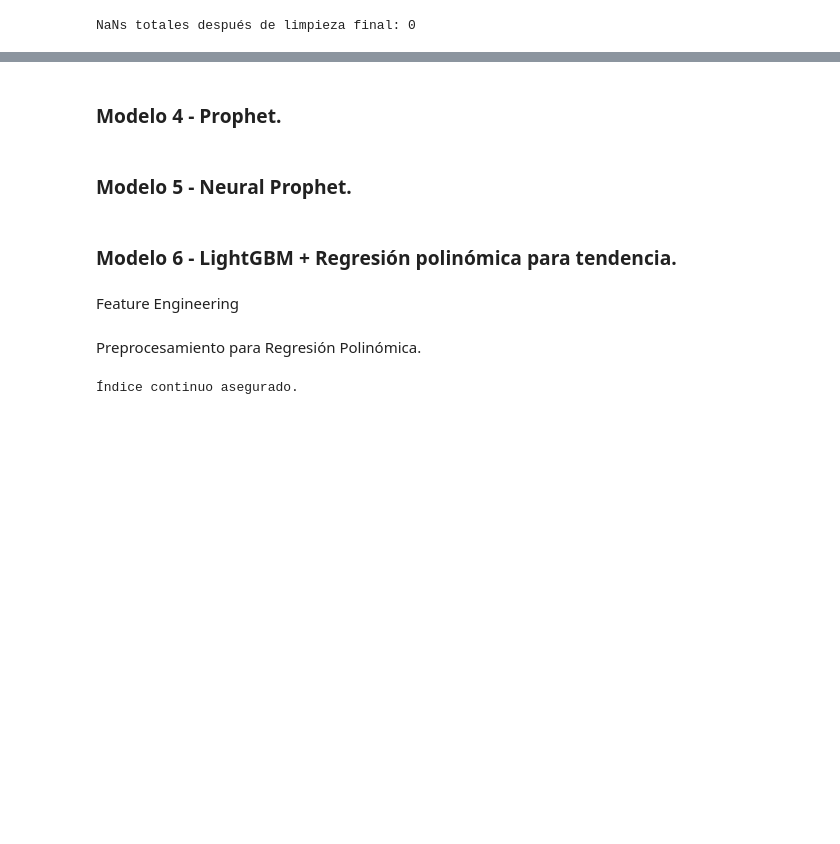
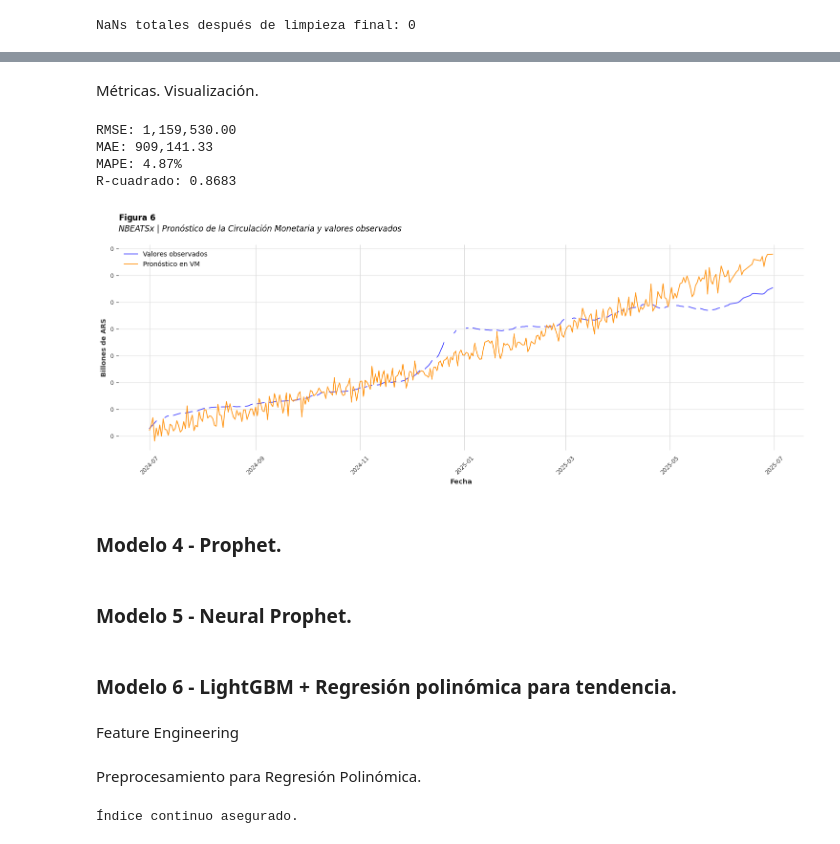
Before and after one commit to georgsmeinung/ast-tp, a Jupyter notebook: TP2/AST_TP2_Cancelas_Filipuzzi_Gallardo_Nicolau.ipynb, the cells around one changed output, grey strips where cells are left out. Cells and saved outputs as stored; diff of their text form; code cells hidden in the pictures; blank space fills up the shorter version.

```diff
--- a/TP2/AST_TP2_Cancelas_Filipuzzi_Gallardo_Nicolau.ipynb
+++ b/TP2/AST_TP2_Cancelas_Filipuzzi_Gallardo_Nicolau.ipynb
@@ -1738,9 +1935,4 @@ print(f"📊 MAPE: {mape_nbeats:.2f}%")
 # %%
-from neuralforecast import NeuralForecast
-from neuralforecast.models import NBEATSx
-from neuralforecast.losses.pytorch import MAE
-
-# Seleccionar variable target y exógenas
 target_col = 'circulacion_monetaria'
 exog_vars = [
     #'Saldo de cheques cancelatorios (en millones de $)',
@@ -1769,32 +1961,23 @@ exog_vars = [
     #'Tarjetas_de_débito_MontoNominal',
     #'Extracciones_en_cajeros_automáticos_MontoNominal',
     #'Depositos_en_cajeros_automáticos_MontoNominal'
-]  # <-- Deberías dejar solo nombres de columnas válidos, no números
+]
 
-# Pasar fecha del índice a columna y renombrar
-df_long = df_master_cleaned.copy().reset_index()        # Mueve índice a columna
+df_long = df_master_cleaned.copy().reset_index()
 df_long = df_long.rename(columns={'fecha': 'ds', target_col: 'y'})
 df_long['unique_id'] = target_col
-
-# Reordenar columnas como espera NeuralForecast
 df_long = df_long[['unique_id', 'ds', 'y'] + [col for col in df_long.columns if col not in ['unique_id','ds','y']]]
 
-# Definir horizonte de predicción y dividir entre train/test
 horizon = 365
 df_train = df_long[df_long['ds'] <= '2024-06-30']
 
-# Convertir todas las exógenas a numéricas
 cols_to_convert = [c for c in df_train.columns if c not in ['unique_id','ds','y']]
 df_train[cols_to_convert] = df_train[cols_to_convert].apply(
     pd.to_numeric, errors='coerce'
 )
 
-# Rellenar valores faltantes
 df_train = df_train.ffill().bfill()
-
-# Si queda algún NaN (casos extremos), reemplazar por 0
 df_train = df_train.fillna(0)
-
 print("NaNs totales después de limpieza final:", df_train.isna().sum().sum())
 # %% [output]
 NaNs totales después de limpieza final: 0
@@ -1901,3 +2024,63 @@ print(f"📊 MAPE: {mape_nbeatsx:.2f}%")
+# %% [markdown]
+Métricas. Visualización.
+# %%
+df_test = df_long[df_long['ds'] > '2024-06-30']
+df_test_merged = df_test.merge(df_forecast, on=['unique_id', 'ds'], how='left')
+df_test_merged.rename(columns={'y': 'real', 'NBEATSx': 'pred'}, inplace=True)
+
+y_pred = df_test_merged['pred'].values
+y_true = df_test_merged['real'].values
+
+df_eval = df_test_merged[['real', 'pred']].dropna().copy()
+
+y_true = df_eval['real'].values
+y_pred = df_eval['pred'].values
+
+rmse_nbeatsx = np.sqrt(mean_squared_error(y_true, y_pred))
+mae_nbeatsx = mean_absolute_error(y_true, y_pred)
+mape_nbeatsx = mean_absolute_percentage_error(y_true, y_pred) * 100
+r2_nbeatsx = r2_score(y_true, y_pred)
+
+print(f"RMSE: {rmse_nbeatsx:,.2f}")
+print(f"MAE: {mae_nbeatsx:,.2f}")
+print(f"MAPE: {mape_nbeatsx:.2f}%")
+print(f"R-cuadrado: {r2_nbeatsx:.4f}")
+
+plt.figure(figsize=(15, 6))
+plt.title(
+    "$\\mathbf{Figura\\ 6}$\n"
+    "NBEATSx | Pronóstico de la Circulación Monetaria y valores observados",
+    fontdict={
+        'fontweight': 'normal',
+        'fontsize': 12,
+        'style': 'italic'
+    },
+    loc='left',
+    pad=20
+)
+real_color = 'blue'
+pred_color = 'darkorange'
+plt.plot(df_test_merged['ds'], df_test_merged['real'],
+         label='Valores observados', color=real_color, alpha=0.7)
+plt.plot(df_test_merged['ds'], df_test_merged['pred'],
+         label='Pronóstico en VM', linestyle='-', color=pred_color, alpha=0.9)
+plt.xlabel('Fecha')
+plt.ylabel('Billones de ARS')
+import matplotlib.ticker as ticker
+def billion_formatter(x, pos):
+    return f'{x / 1_000_000_000:.0f}'
+plt.gca().yaxis.set_major_formatter(ticker.FuncFormatter(billion_formatter))
+plt.xticks(rotation=45)
+plt.legend()
+plt.grid(True)
+plt.tight_layout()
+plt.show()
+# %% [output]
+RMSE: 1,159,530.00
+MAE: 909,141.33
+MAPE: 4.87%
+R-cuadrado: 0.8683
+[figure, added]
 # %% [markdown]
 ### Modelo 4 - Prophet.
 # %% [markdown]
```
Also changed, not shown: parts of 65 cells of this notebook, 7 other files.
